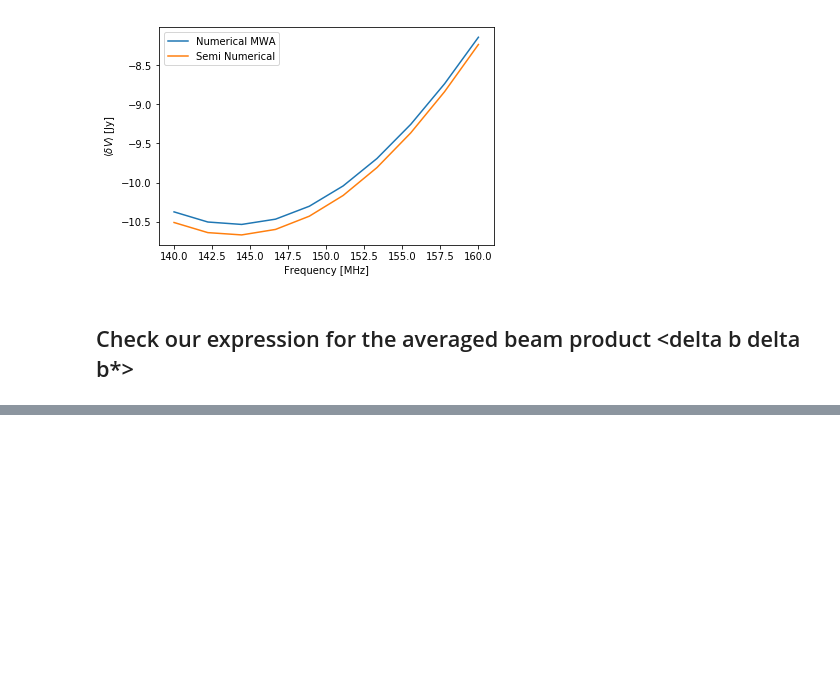
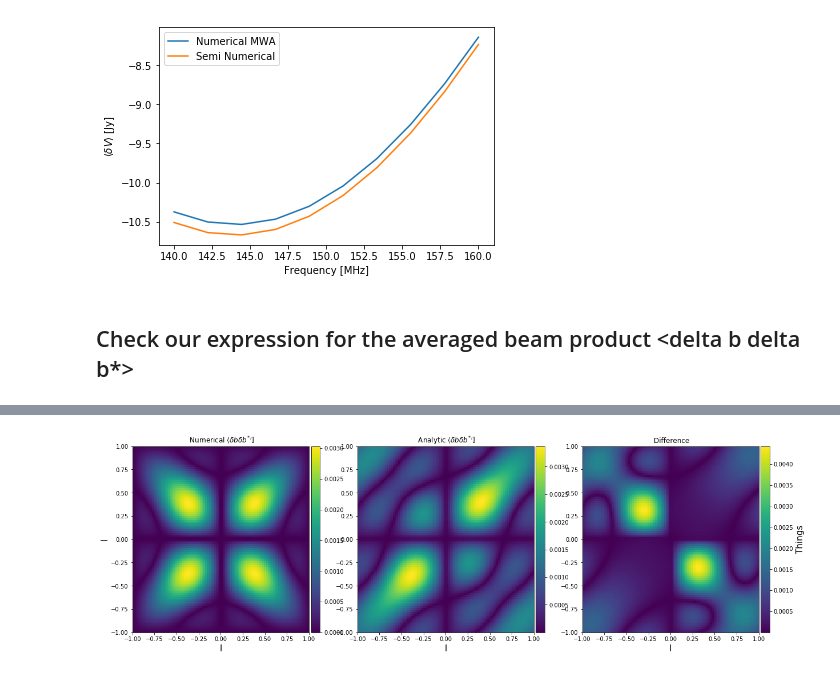
Before and after one commit to ronniyjoseph/Beam-Perturbations, a Jupyter notebook: Beam Covariance Re-do.ipynb, the cells around one changed output, grey strips where cells are left out. Saved outputs shown, nothing was run; the diff lists cells and outputs as text; code cells hidden in the pictures; blank space fills up the shorter version.

```diff
--- a/Beam Covariance Re-do.ipynb
+++ b/Beam Covariance Re-do.ipynb
@@ -911,0 +764,11 @@ pyplot.show()
+# %%
+gauss_perturb_covariance = n_cov_gauss_beam_product(l, m1, f1, f2)[:l.shape[0],:l.shape[0]]
+mwa_perturb_covariance = n_cov_MWA_beam_product(l, m1, f1, f2)[:l.shape[0],:l.shape[0]]
+
+numerical = numpy.abs(mwa_perturb_covariance)
+approximation= numpy.abs(gauss_perturb_covariance)
+difference = numpy.abs(mwa_perturb_covariance - gauss_perturb_covariance)
+
+averaged_plotter(l, numerical, approximation, difference)
+# %% [output]
+[figure, added]
```
Also changed, not shown: parts of 16 cells of this notebook, 2 other files.
